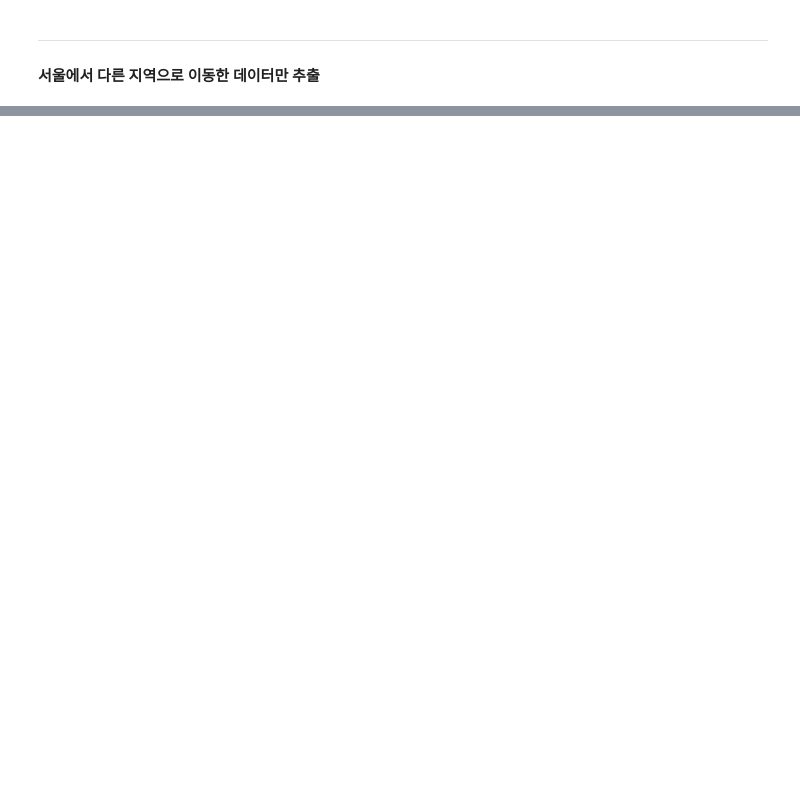
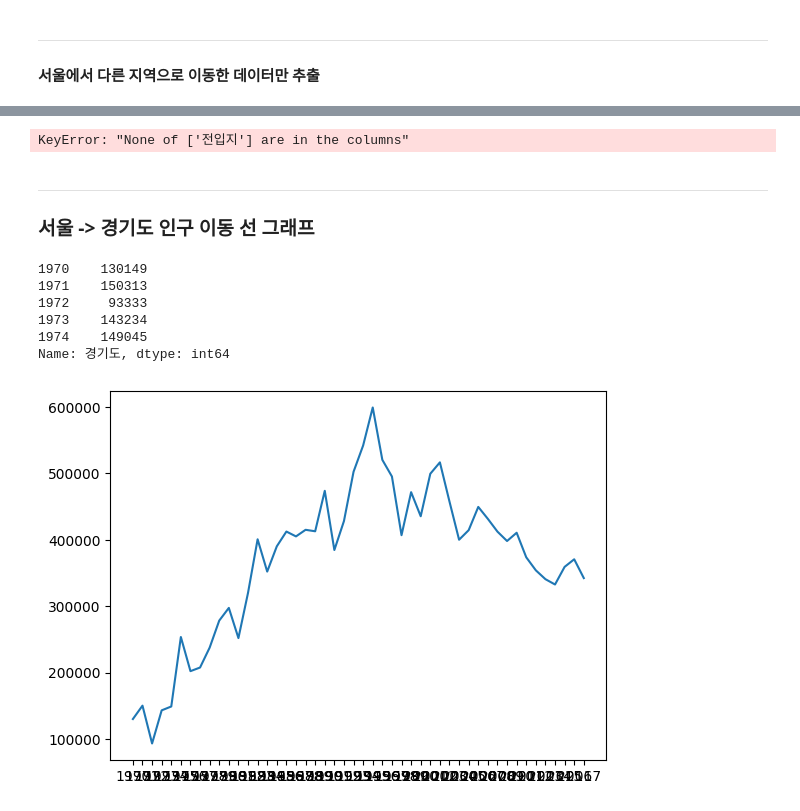
Before and after one commit to Hgracefield/dataAnalysis, a Jupyter notebook: Note/08.시각화도구.ipynb, the cells around one changed output, grey strips where cells are left out. Cells and saved outputs as stored; diff of their text form; code cells hidden in the pictures; blank space fills up the shorter version.

```diff
--- a/Note/08.시각화도구.ipynb
+++ b/Note/08.시각화도구.ipynb
@@ -199,0 +191,8 @@ Name: 1, dtype: object
+# %%
+# 전출지별 컬럼 삭제
+df_seoul.drop(
+    '전출지별',
+    axis = 'columns',
+    inplace=True
+)
+df_seoul.head()
@@ -199,0 +207,10 @@ Name: 1, dtype: object
+# %%
+# 전입지별 -> 전입지로 변경
+df_seoul.rename(
+    {
+        '전입지별' : '전입지'
+    },
+    axis='columns',
+    inplace=True
+)
+df_seoul.head()
@@ -199,0 +226,33 @@ Name: 1, dtype: object
+# %%
+# 전입지를 index로 변경
+
+df_seoul.set_index(
+    '전입지',
+    inplace=True
+)
+df_seoul.head()
+# %% [output]
+KeyError: "None of ['전입지'] are in the columns"
+# %% [markdown]
+---
+### 서울 -> 경기도 인구 이동 선 그래프
+# %%
+# 서울에서 경기도로 이동한 인구 데이터 추출
+
+sr_one = df_seoul.loc['경기도']
+sr_one.head()
+# %% [output]
+1970    130149
+1971    150313
+1972     93333
+1973    143234
+1974    149045
+Name: 경기도, dtype: int64
+# %%
+plt.plot(
+    sr_one.index,
+    sr_one.values
+)
+plt.show()
+# %% [output]
+[figure, added]
```
Also changed, not shown: parts of 31 cells of this notebook.
